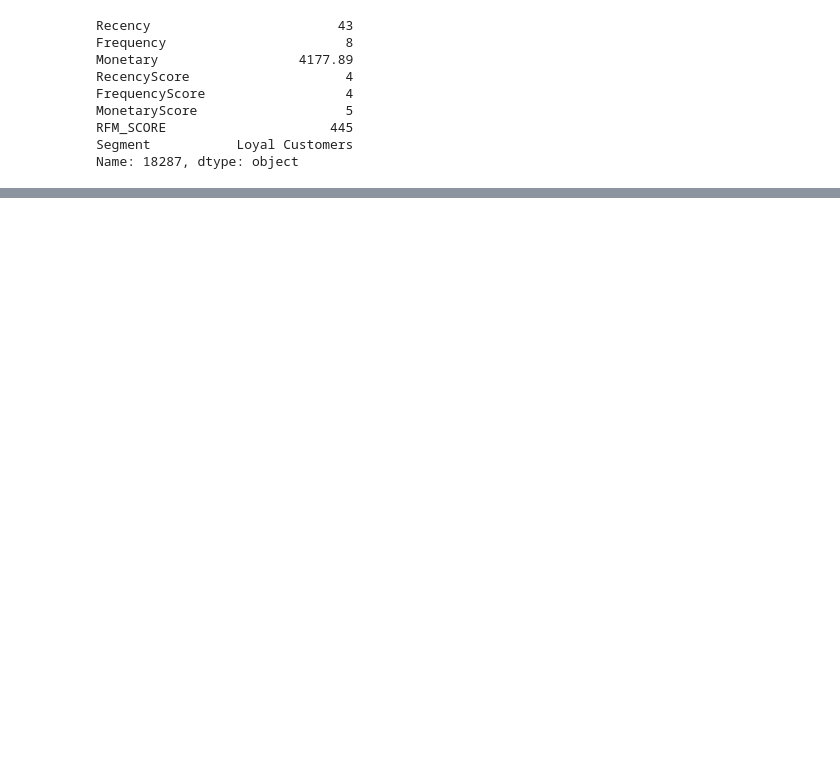
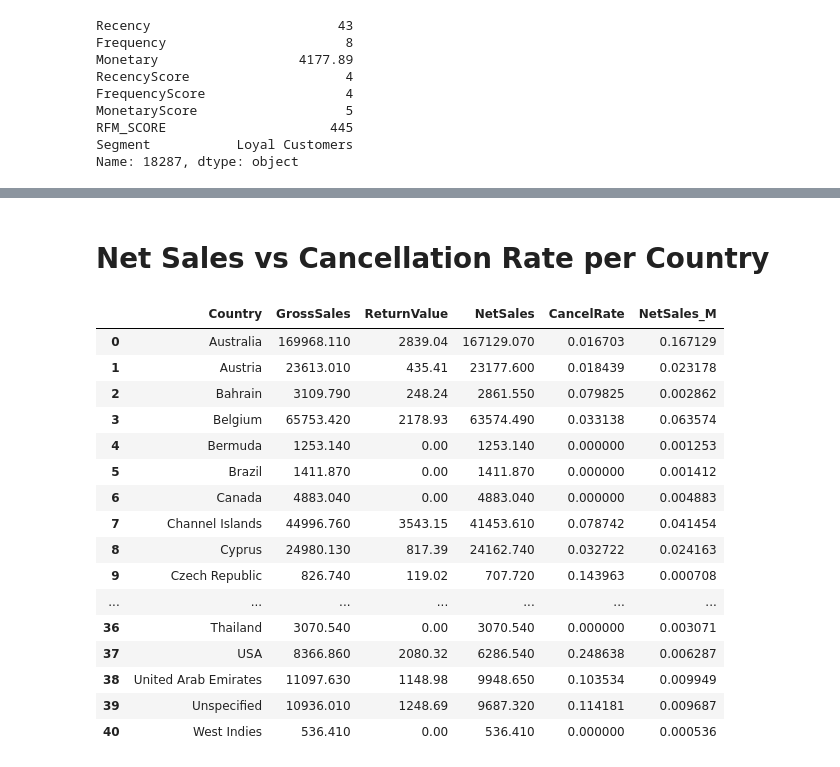
Before and after one commit to jarviscanada/jarvis_data_eng_BasilSyed, a Jupyter notebook: python_data_analytics/python_data_wrangling/retail_data_analytics_wrangling.ipynb, the cells around one changed output, grey strips where cells are left out. Drawn from its saved outputs; the diff is of its cells as text; code cells hidden in the pictures; blank space fills up the shorter version.

```diff
--- a/python_data_analytics/python_data_wrangling/retail_data_analytics_wrangling.ipynb
+++ b/python_data_analytics/python_data_wrangling/retail_data_analytics_wrangling.ipynb
@@ -507,0 +556,45 @@ Name: 18287, dtype: object
+# %% [markdown]
+# Net Sales vs Cancellation Rate per Country
+# %%
+ns_df = retail_df.copy()
+ns_df = ns_df[ns_df["Country"].notna() & ns_df["Quantity"].notna() & ns_df["Price"].notna()]
+
+ns_df = ns_df[~ns_df["Country"].isin(["United Kingdom", "Nigeria"])]
+
+ns_df["LineTotal"] = ns_df["Quantity"] * ns_df["Price"]
+
+gross = ns_df[ns_df["LineTotal"] > 0].groupby("Country")["LineTotal"].sum()
+returns_value = (-ns_df[ns_df["LineTotal"] < 0].groupby("Country")["LineTotal"].sum())
+
+country_metrics = pd.concat(
+    [gross.rename("GrossSales"), returns_value.rename("ReturnValue")],
+    axis = 1
+).fillna(0)
+
+country_metrics = country_metrics[country_metrics["GrossSales"] > 0]
+country_metrics["NetSales"] = country_metrics["GrossSales"] - country_metrics["ReturnValue"]
+country_metrics["CancelRate"] = country_metrics["ReturnValue"] / country_metrics["GrossSales"]
+country_metrics["NetSales_M"] = country_metrics["NetSales"]/1000000
+
+country_metrics = country_metrics.reset_index()
+country_metrics = country_metrics.rename(columns={"index":"Country"})
+
+country_metrics
+# %% [output]
+|  | Country | GrossSales | ReturnValue | NetSales | CancelRate | NetSales_M |
+| 0 | Australia | 169968.110 | 2839.04 | 167129.070 | 0.016703 | 0.167129 |
+| 1 | Austria | 23613.010 | 435.41 | 23177.600 | 0.018439 | 0.023178 |
+| 2 | Bahrain | 3109.790 | 248.24 | 2861.550 | 0.079825 | 0.002862 |
+| 3 | Belgium | 65753.420 | 2178.93 | 63574.490 | 0.033138 | 0.063574 |
+| 4 | Bermuda | 1253.140 | 0.00 | 1253.140 | 0.000000 | 0.001253 |
+| 5 | Brazil | 1411.870 | 0.00 | 1411.870 | 0.000000 | 0.001412 |
+| 6 | Canada | 4883.040 | 0.00 | 4883.040 | 0.000000 | 0.004883 |
+| 7 | Channel Islands | 44996.760 | 3543.15 | 41453.610 | 0.078742 | 0.041454 |
+| 8 | Cyprus | 24980.130 | 817.39 | 24162.740 | 0.032722 | 0.024163 |
+| 9 | Czech Republic | 826.740 | 119.02 | 707.720 | 0.143963 | 0.000708 |
+| ... | ... | ... | ... | ... | ... | ... |
+| 36 | Thailand | 3070.540 | 0.00 | 3070.540 | 0.000000 | 0.003071 |
+| 37 | USA | 8366.860 | 2080.32 | 6286.540 | 0.248638 | 0.006287 |
+| 38 | United Arab Emirates | 11097.630 | 1148.98 | 9948.650 | 0.103534 | 0.009949 |
+| 39 | Unspecified | 10936.010 | 1248.69 | 9687.320 | 0.114181 | 0.009687 |
+| 40 | West Indies | 536.410 | 0.00 | 536.410 | 0.000000 | 0.000536 |
```
Also changed, not shown: parts of 2 cells of this notebook, 2 other files.
